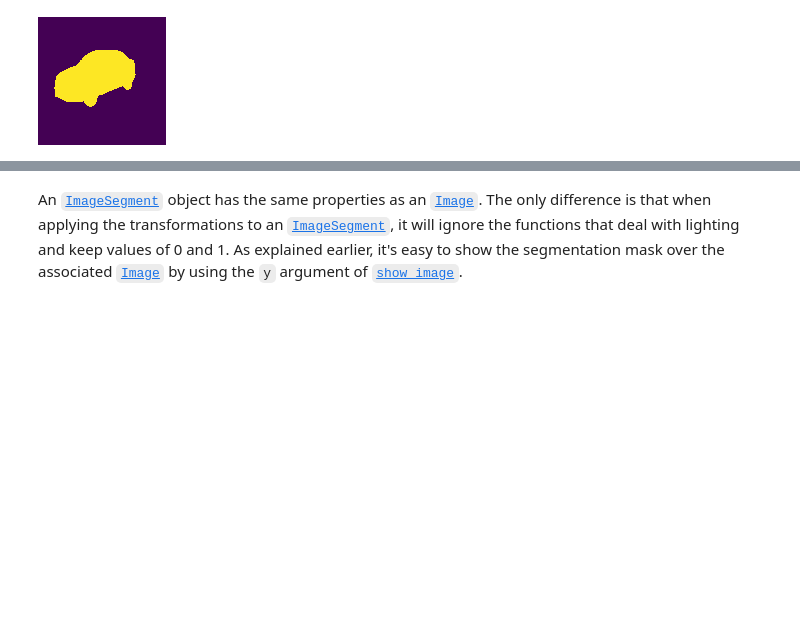
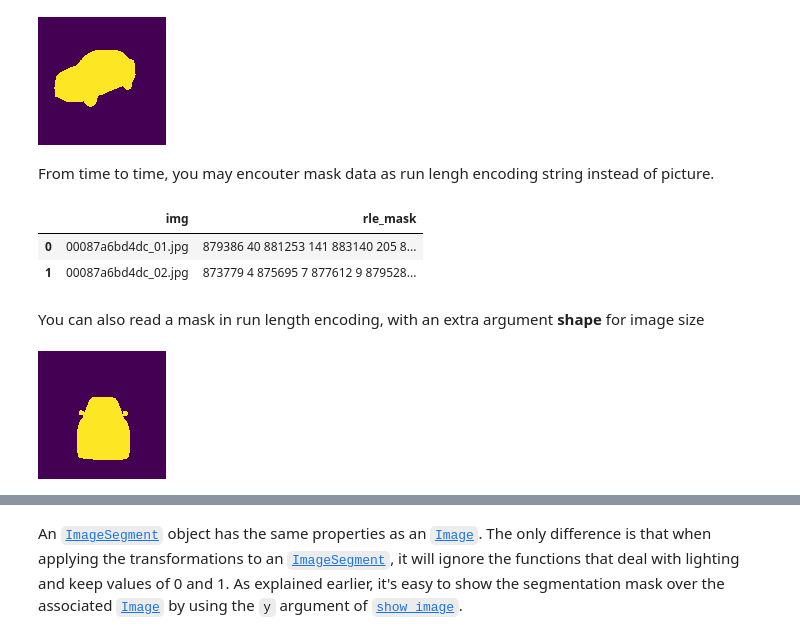
Before and after one commit to zhaoshaojun/fastai, a Jupyter notebook: docs_src/vision.image.ipynb, the cells around one changed output, grey strips where cells are left out. Cells and saved outputs as stored; diff of their text form; code cells hidden in the pictures; blank space fills up the shorter version.

```diff
--- a/docs_src/vision.image.ipynb
+++ b/docs_src/vision.image.ipynb
@@ -149,3 +149,20 @@ Return [`ImageSegment`](/vision.image.html#ImageSegment) object create from mask
 open_mask('imgs/mask_example.png')
 # %% [output]
 [figure]
+# %% [markdown]
+From time to time, you may encouter mask data as run lengh encoding string instead of picture.
+# %%
+df = pd.read_csv('imgs/mask_rle_sample.csv')
+encoded_str = df.iloc[1]['rle_mask'];
+df[:2]
+# %% [output]
+|  | img | rle_mask |
+| 0 | 00087a6bd4dc_01.jpg | 879386 40 881253 141 883140 205 8... |
+| 1 | 00087a6bd4dc_02.jpg | 873779 4 875695 7 877612 9 879528... |
+# %% [markdown]
+You can also read a mask in run length encoding, with an extra argument __shape__ for image size
+# %%
+mask = open_mask_rle(df.iloc[0]['rle_mask'], shape=(1918, 1280)).resize((1,128,128))
+mask
+# %% [output]
+[figure, added]
```
Also changed, not shown: parts of 66 cells of this notebook, 2 other files.
